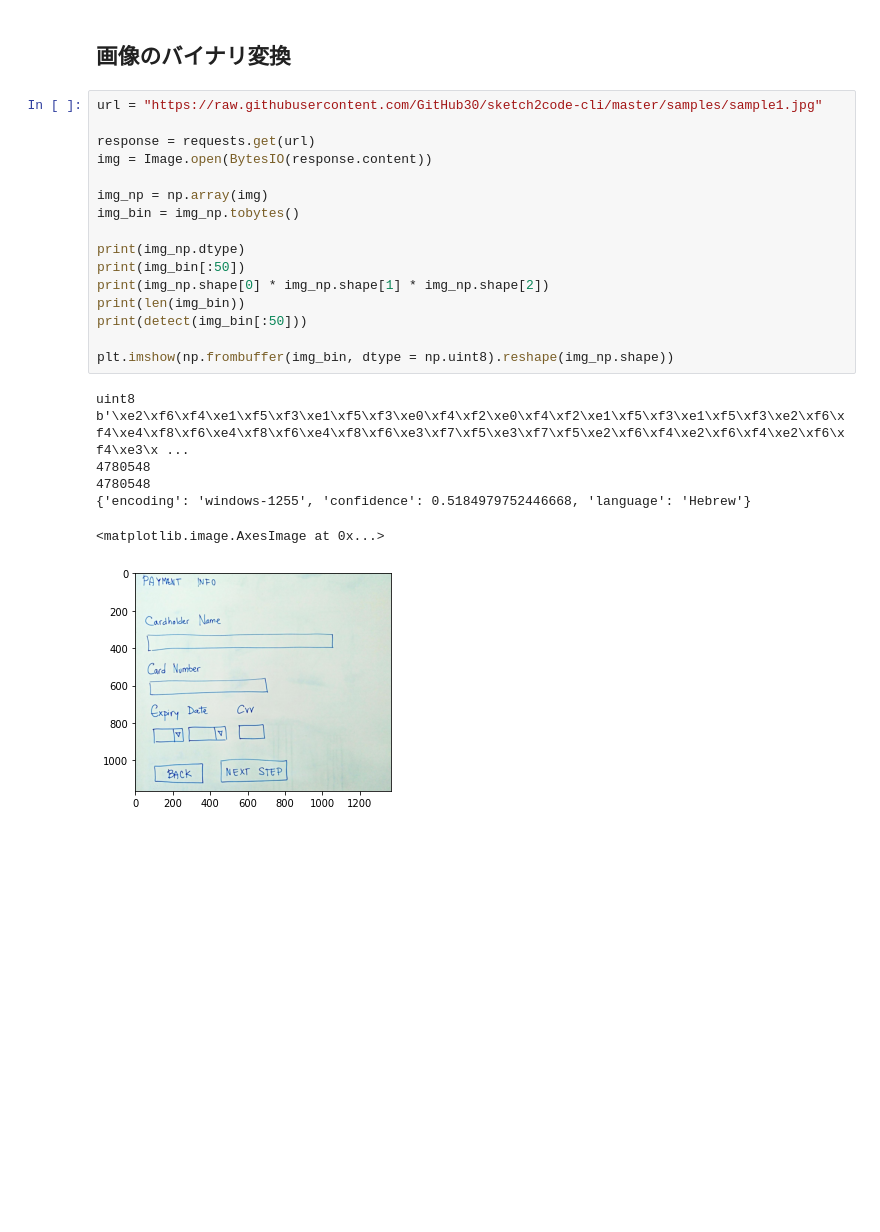
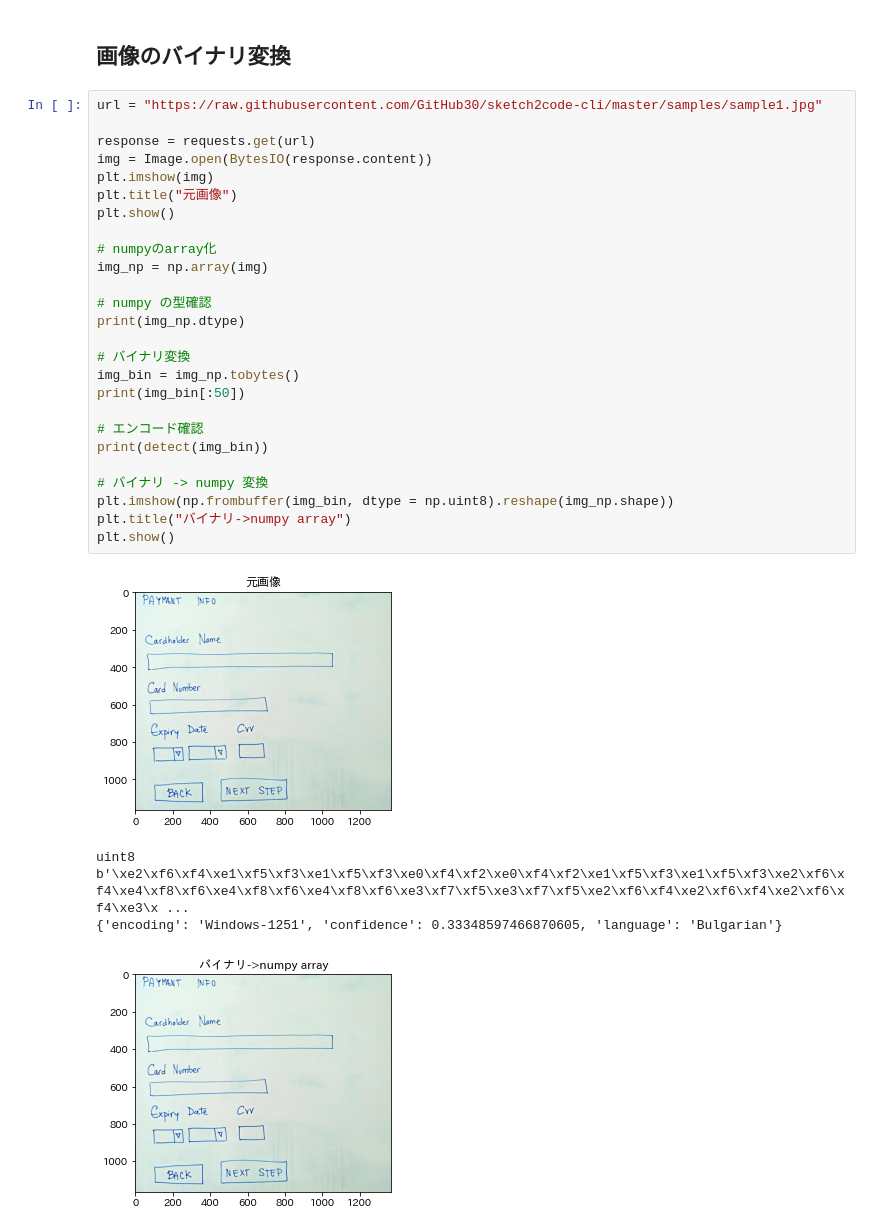
Before and after one commit to KJMAN678/binary_transform, a Jupyter notebook: make_binary.ipynb, the cells around one changed output. Saved outputs shown, nothing was run; the diff lists cells and outputs as text; blank space fills up the shorter version.

```diff
--- a/make_binary.ipynb
+++ b/make_binary.ipynb
@@ -24,24 +34,32 @@ b'\xe3\x81\x84\xe3\x82\x8d\xe3\x81\xaf\xe3\x81\xab\xe3\x81\xbb\xe3\x81\xb8\xe3\x
 # %%
 url = "https://raw.githubusercontent.com/GitHub30/sketch2code-cli/master/samples/sample1.jpg"
 
 response = requests.get(url)
 img = Image.open(BytesIO(response.content))
+plt.imshow(img)
+plt.title("元画像")
+plt.show()
 
+# numpyのarray化
 img_np = np.array(img)
+
+# numpy の型確認
+print(img_np.dtype)
+
+# バイナリ変換
 img_bin = img_np.tobytes()
+print(img_bin[:50])
 
-print(img_np.dtype)
-print(img_bin[:50])
-print(img_np.shape[0] * img_np.shape[1] * img_np.shape[2])
-print(len(img_bin))
-print(detect(img_bin[:50]))
+# エンコード確認
+print(detect(img_bin))
 
+# バイナリ -> numpy 変換
 plt.imshow(np.frombuffer(img_bin, dtype = np.uint8).reshape(img_np.shape))
+plt.title("バイナリ->numpy array")
+plt.show()
 # %% [output]
+[figure, new version]
 uint8
 b'\xe2\xf6\xf4\xe1\xf5\xf3\xe1\xf5\xf3\xe0\xf4\xf2\xe0\xf4\xf2\xe1\xf5\xf3\xe1\xf5\xf3\xe2\xf6\xf4\xe4\xf8\xf6\xe4\xf8\xf6\xe4\xf8\xf6\xe3\xf7\xf5\xe3\xf7\xf5\xe2\xf6\xf4\xe2\xf6\xf4\xe2\xf6\xf4\xe3\x ...
-4780548
-4780548
-{'encoding': 'windows-1255', 'confidence': 0.5184979752446668, 'language': 'Hebrew'}
+{'encoding': 'Windows-1251', 'confidence': 0.33348597466870605, 'language': 'Bulgarian'}
-<matplotlib.image.AxesImage at 0x...>
-[figure, old version]
+[figure, added]
```
Also changed, not shown: parts of 2 cells of this notebook.
